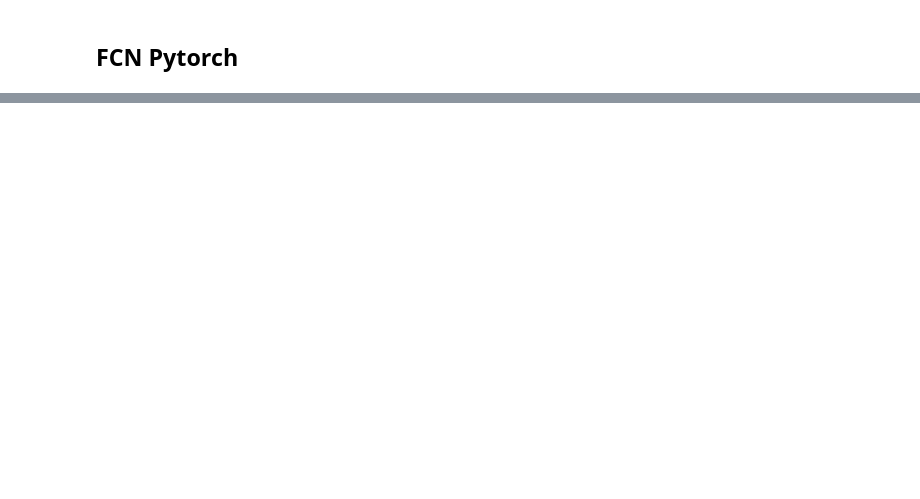
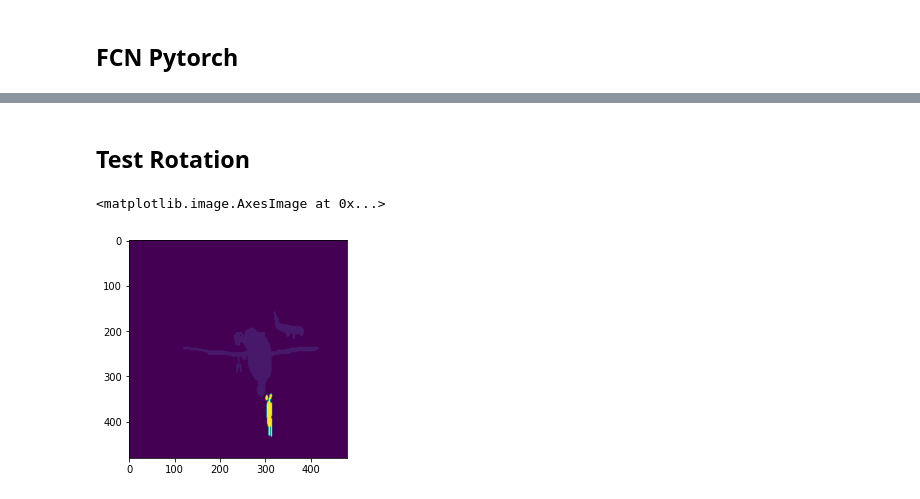
Before and after one commit to ykrmm/equivariance_model, a Jupyter notebook: notebooks/Debug.ipynb, the cells around one changed output, grey strips where cells are left out. Drawn from its saved outputs; the diff is of its cells as text; code cells hidden in the pictures; blank space fills up the shorter version.

```diff
--- a/notebooks/Debug.ipynb
+++ b/notebooks/Debug.ipynb
@@ -135,0 +142,2 @@ model = load_model(file=None,fcn=fcn,pretrained=False)
+# %% [markdown]
+## Test Rotation
@@ -135,0 +147,5 @@ model = load_model(file=None,fcn=fcn,pretrained=False)
+# %%
+plt.imshow(m)
+# %% [output]
+<matplotlib.image.AxesImage at 0x...>
+[figure, added]
```
Also changed, not shown: parts of 28 cells of this notebook, 4 other files.
